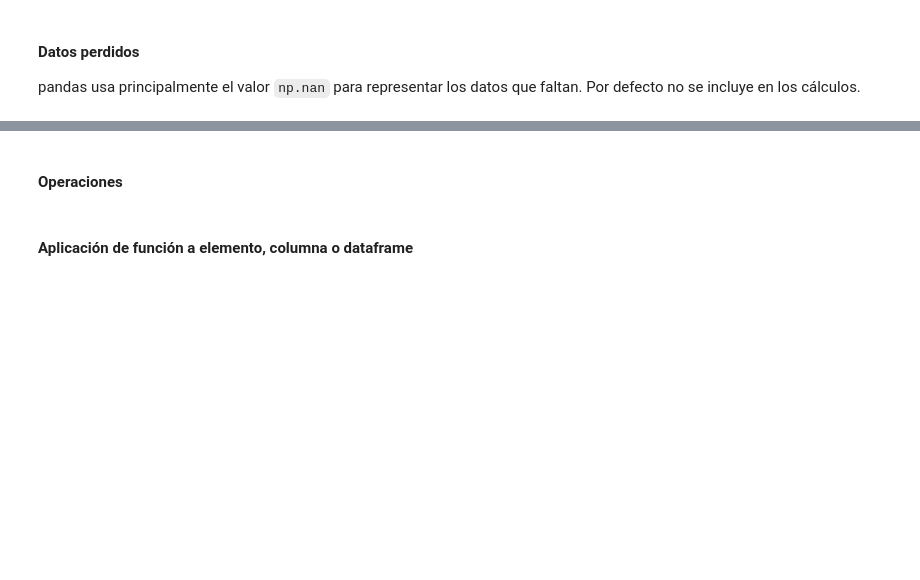
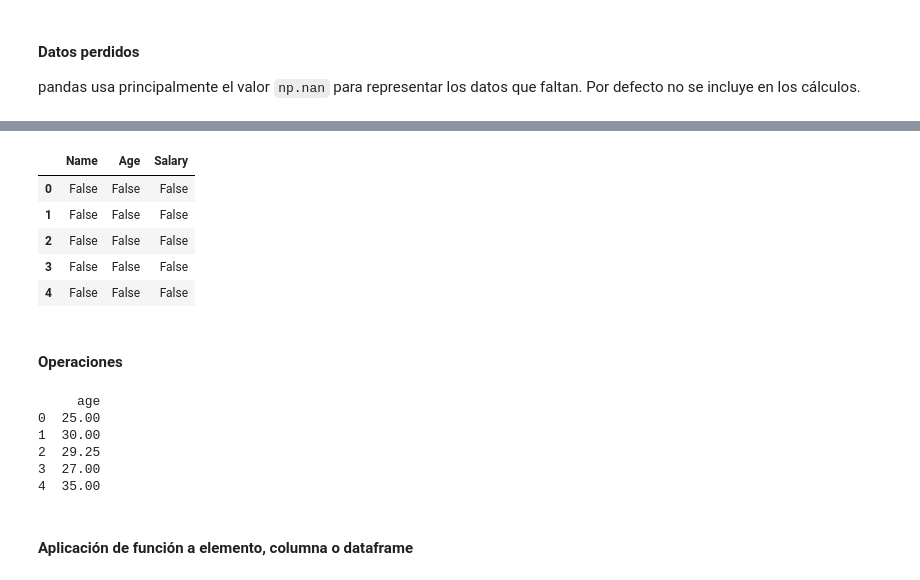
Before and after one commit to Josema1304/C8280, a Jupyter notebook: Pandas.ipynb, the cells around one changed output, grey strips where cells are left out. Drawn from its saved outputs; the diff is of its cells as text; code cells hidden in the pictures; blank space fills up the shorter version.

```diff
--- a/Pandas.ipynb
+++ b/Pandas.ipynb
@@ -430,4 +783,11 @@ pandas usa principalmente el valor `np.nan` para representar los datos que falta
 # %%
-#pd.isnull(df)
+pd.isnull(df)
+# %% [output]
+|  | Name | Age | Salary |
+| 0 | False | False | False |
+| 1 | False | False | False |
+| 2 | False | False | False |
+| 3 | False | False | False |
+| 4 | False | False | False |
 # %% [markdown]
 #### Operaciones
@@ -439,3 +794,33 @@ pandas usa principalmente el valor `np.nan` para representar los datos que falta
+# %%
+#media = df['edad'].mean()
+#media
+# usamos la media para reeemplazar el NaN
+# completar
+import pandas as pd
+import numpy as np
+
+# Create a DataFrame
+data = {
+    'age': [25, 30, np.nan, 27, 35]
+}
+
+df = pd.DataFrame(data)
+
+# Calculate the mean of the 'age' column
+mean = df['age'].mean()
+
+# Replace NaN values with the calculated mean
+df['age'].fillna(mean, inplace=True)
+
+# Display the updated DataFrame
+print(df)
+# %% [output]
+     age
+0  25.00
+1  30.00
+2  29.25
+3  27.00
+4  35.00
 # %%
 # df.fillna(method='ffill', inplace=True, limit=1)
 # %%
```
Also changed, not shown: parts of 75 cells of this notebook.
